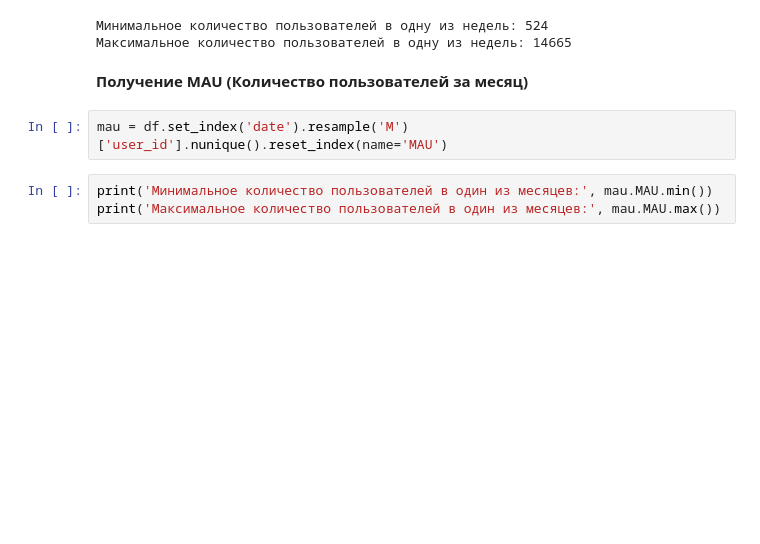
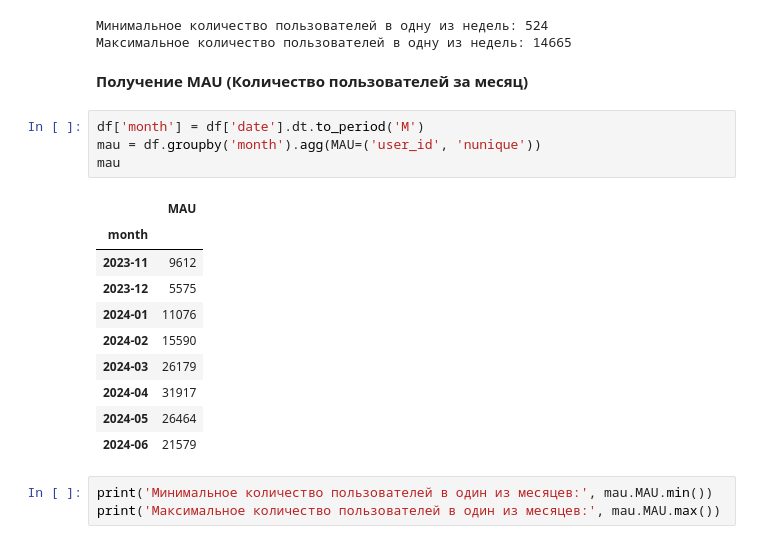
Before and after one commit to justy007/itdiving_case1, a Jupyter notebook: data_analysis.ipynb, the cells around one changed output. Drawn from its saved outputs; the diff is of its cells as text; blank space fills up the shorter version.

```diff
--- a/data_analysis.ipynb
+++ b/data_analysis.ipynb
@@ -81,8 +84,21 @@ print('Максимальное количество пользователей
 Максимальное количество пользователей в одну из недель: 14665
 # %% [markdown]
 **Получение MAU (Количество пользователей за месяц)**
-# %%
-mau = df.set_index('date').resample('M')['user_id'].nunique().reset_index(name='MAU')
+# %%
+df['month'] = df['date'].dt.to_period('M')
+mau = df.groupby('month').agg(MAU=('user_id', 'nunique'))
+mau
+# %% [output]
+|  | MAU |
+| month |  |
+| 2023-11 | 9612 |
+| 2023-12 | 5575 |
+| 2024-01 | 11076 |
+| 2024-02 | 15590 |
+| 2024-03 | 26179 |
+| 2024-04 | 31917 |
+| 2024-05 | 26464 |
+| 2024-06 | 21579 |
 # %%
 print('Минимальное количество пользователей в один из месяцев:', mau.MAU.min())
 print('Максимальное количество пользователей в один из месяцев:', mau.MAU.max())
```
Also changed, not shown: parts of 10 cells of this notebook.
